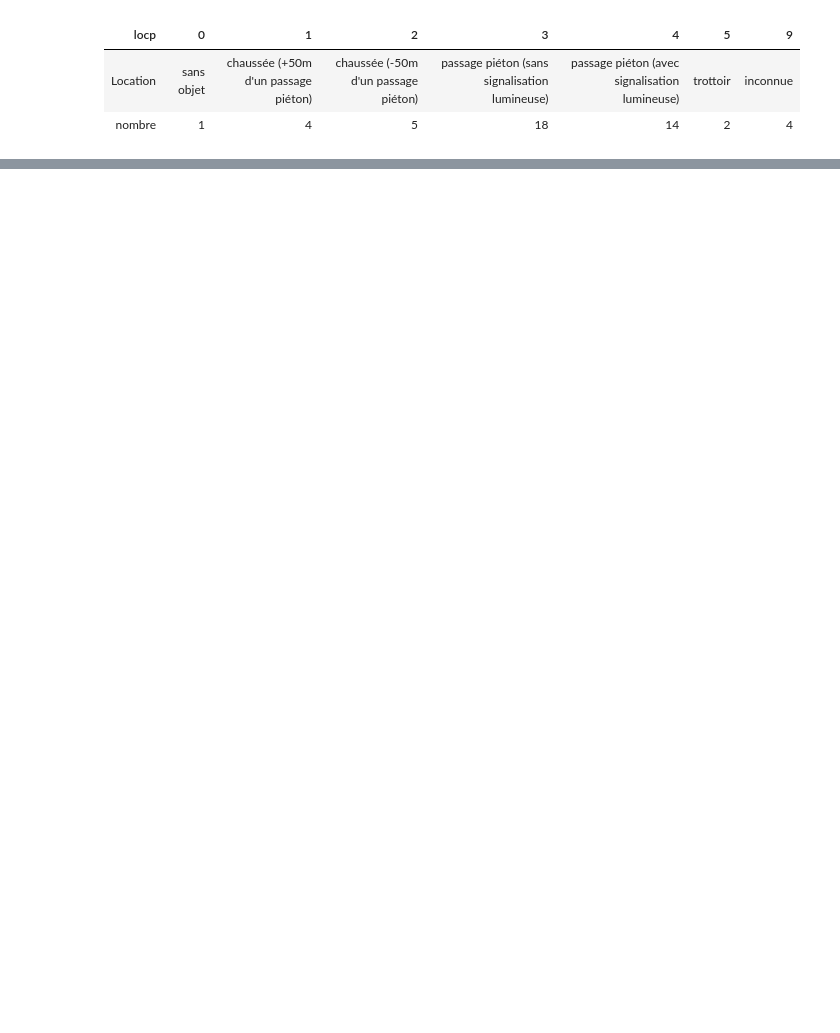
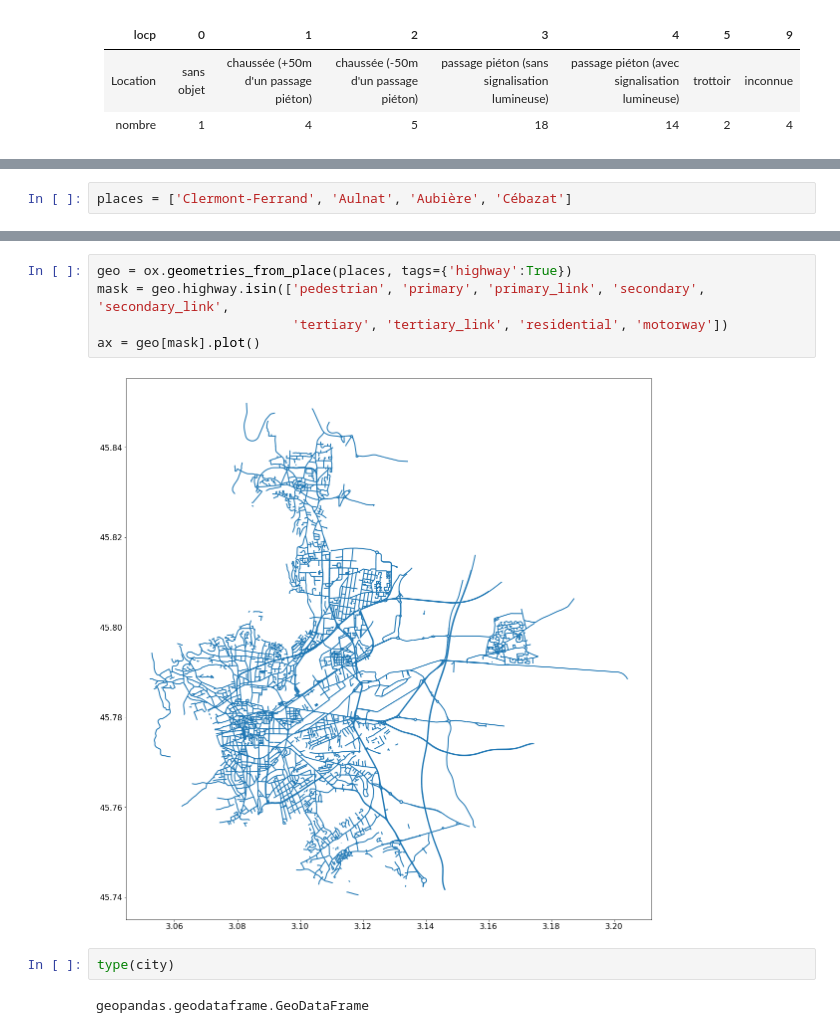
Before and after one commit to thmegy/AccidentsDeLaRoute, a Jupyter notebook: accidents_route.ipynb, the cells around one changed output, grey strips where cells are left out. Cells and saved outputs as stored; diff of their text form; blank space fills up the shorter version.

```diff
--- a/accidents_route.ipynb
+++ b/accidents_route.ipynb
@@ -167,0 +206,2 @@ Name: locp, dtype: int64
+# %%
+places = ['Clermont-Ferrand', 'Aulnat', 'Aubière', 'Cébazat']
@@ -167,0 +218,11 @@ Name: locp, dtype: int64
+# %%
+geo = ox.geometries_from_place(places, tags={'highway':True})
+mask = geo.highway.isin(['pedestrian', 'primary', 'primary_link', 'secondary', 'secondary_link',
+                         'tertiary', 'tertiary_link', 'residential', 'motorway'])
+ax = geo[mask].plot()
+# %% [output]
+[figure, added]
+# %%
+type(city)
+# %% [output]
+geopandas.geodataframe.GeoDataFrame
```
Also changed, not shown: parts of 21 cells of this notebook, 1 other file.
